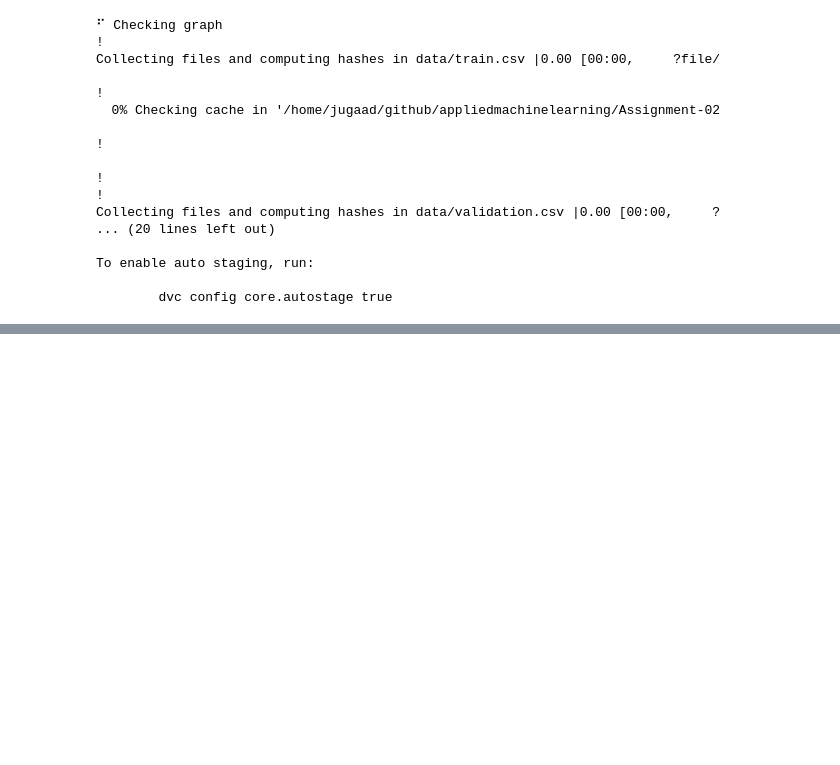
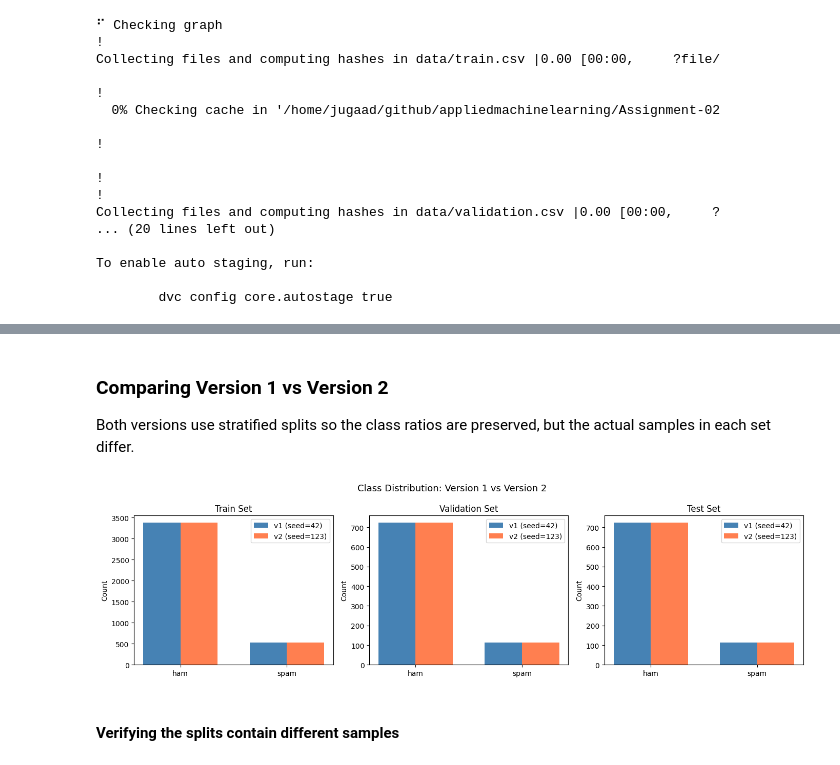
Before and after one commit to jss-1/AppliedMachineLearning, a Jupyter notebook: Assignment-02/prepare.ipynb, the cells around one changed output, grey strips where cells are left out. Saved outputs shown, nothing was run; the diff lists cells and outputs as text; code cells hidden in the pictures; blank space fills up the shorter version.

Commit message:
Verify DVC version checkout and compare data distributions

```diff
--- a/Assignment-02/prepare.ipynb
+++ b/Assignment-02/prepare.ipynb
@@ -229,0 +303,16 @@ To enable auto staging, run:
+# %%
+print("Version 2 (random_state=123)\n")
+
+train_v2 = pd.read_csv('data/train.csv')
+val_v2 = pd.read_csv('data/validation.csv')
+test_v2 = pd.read_csv('data/test.csv')
+
+print("Train distribution:")
+print(f"  ham:  {(train_v2['label'] == 'ham').sum()}")
+print(f"  spam: {(train_v2['label'] == 'spam').sum()}")
+print(f"\nValidation distribution:")
+print(f"  ham:  {(val_v2['label'] == 'ham').sum()}")
+print(f"  spam: {(val_v2['label'] == 'spam').sum()}")
+print(f"\nTest distribution:")
+print(f"  ham:  {(test_v2['label'] == 'ham').sum()}")
+print(f"  spam: {(test_v2['label'] == 'spam').sum()}")
@@ -229,0 +333,33 @@ To enable auto staging, run:
+# %% [markdown]
+### Comparing Version 1 vs Version 2
+
+Both versions use stratified splits so the class ratios are preserved, but the actual samples in each set differ.
+# %%
+fig, axes = plt.subplots(1, 3, figsize=(14, 4))
+splits = ['Train', 'Validation', 'Test']
+v1_dfs = [train_v1, val_v1, test_v1]
+v2_dfs = [train_v2, val_v2, test_v2]
+
+for ax, name, df_v1, df_v2 in zip(axes, splits, v1_dfs, v2_dfs):
+    v1_counts = df_v1['label'].value_counts()
+    v2_counts = df_v2['label'].value_counts()
+
+    x = np.arange(2)
+    width = 0.35
+    ax.bar(x - width/2, [v1_counts.get('ham', 0), v1_counts.get('spam', 0)],
+           width, label='v1 (seed=42)', color='steelblue')
+    ax.bar(x + width/2, [v2_counts.get('ham', 0), v2_counts.get('spam', 0)],
+           width, label='v2 (seed=123)', color='coral')
+    ax.set_xticks(x)
+    ax.set_xticklabels(['ham', 'spam'])
+    ax.set_title(f'{name} Set')
+    ax.set_ylabel('Count')
+    ax.legend()
+
+plt.suptitle('Class Distribution: Version 1 vs Version 2', fontsize=13)
+plt.tight_layout()
+plt.show()
+# %% [output]
+[figure, added]
+# %% [markdown]
+#### Verifying the splits contain different samples
```
Also changed, not shown: parts of 13 cells of this notebook.
